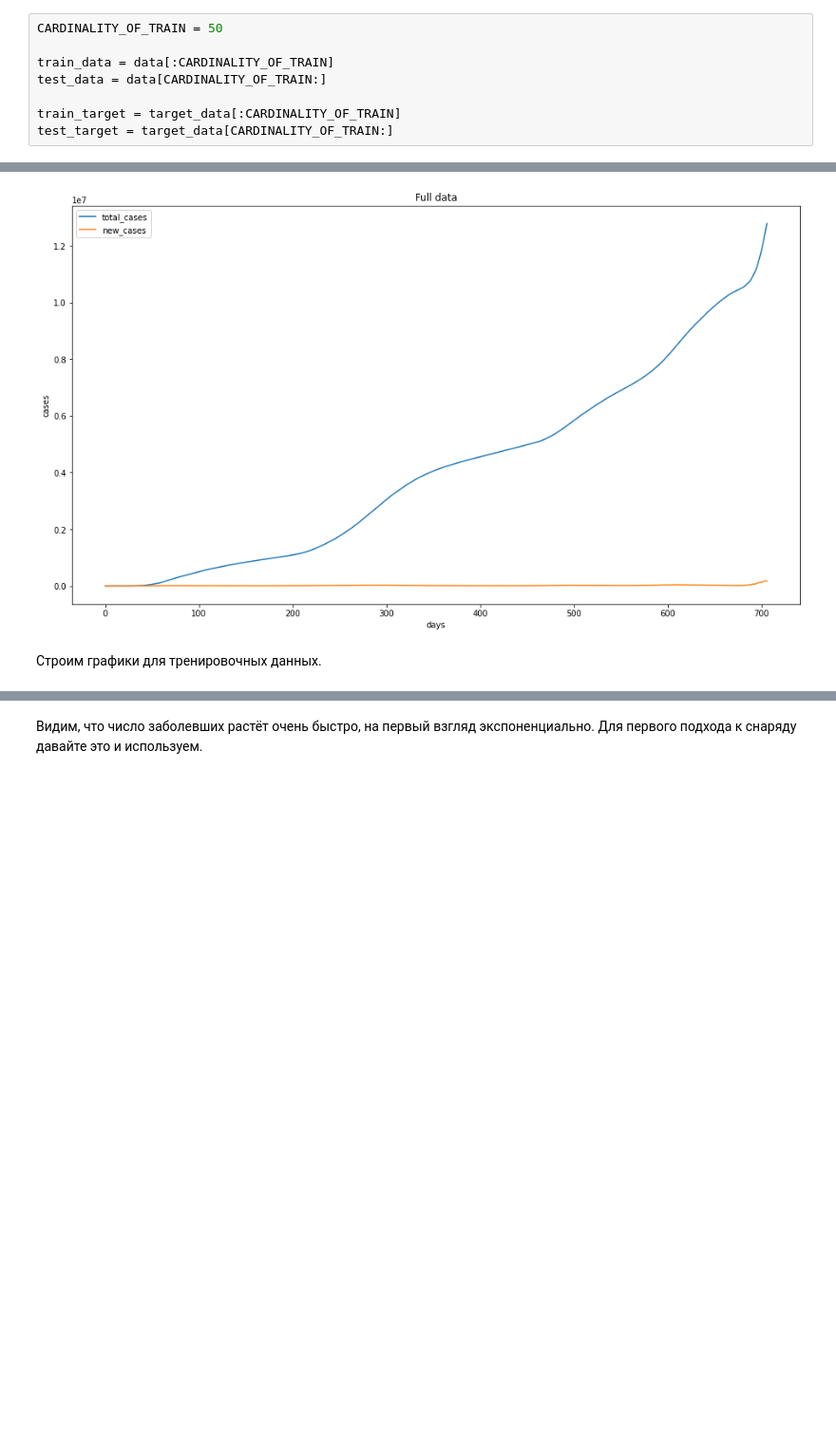
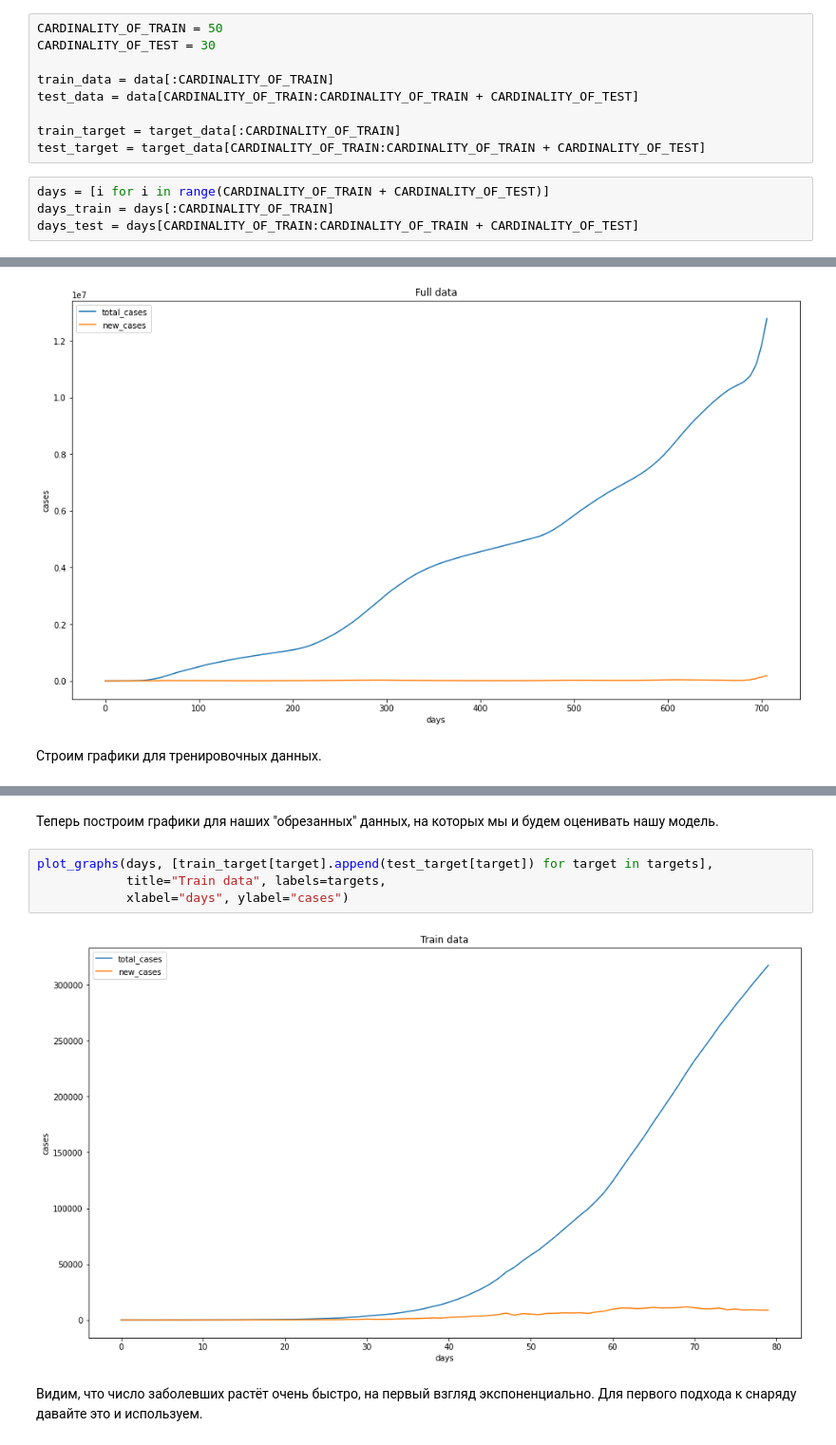
Before and after one commit to maxima1ist/made-advanced-ml-2022-hw, a Jupyter notebook: hw-1/linear_regression.ipynb, the cells around one changed output, grey strips where cells are left out. Shown at 95% size. Drawn from its saved outputs; the diff is of its cells as text; blank space fills up the shorter version.

```diff
--- a/hw-1/linear_regression.ipynb
+++ b/hw-1/linear_regression.ipynb
@@ -48,11 +50,16 @@ target_data["new_cases"] = target_data["new_cases"].map(lambda value: value if v
 # %%
 CARDINALITY_OF_TRAIN = 50
+CARDINALITY_OF_TEST = 30
 
 train_data = data[:CARDINALITY_OF_TRAIN]
-test_data = data[CARDINALITY_OF_TRAIN:]
+test_data = data[CARDINALITY_OF_TRAIN:CARDINALITY_OF_TRAIN + CARDINALITY_OF_TEST]
 
 train_target = target_data[:CARDINALITY_OF_TRAIN]
-test_target = target_data[CARDINALITY_OF_TRAIN:]
+test_target = target_data[CARDINALITY_OF_TRAIN:CARDINALITY_OF_TRAIN + CARDINALITY_OF_TEST]
+# %%
+days = [i for i in range(CARDINALITY_OF_TRAIN + CARDINALITY_OF_TEST)]
+days_train = days[:CARDINALITY_OF_TRAIN]
+days_test = days[CARDINALITY_OF_TRAIN:CARDINALITY_OF_TRAIN + CARDINALITY_OF_TEST]
 # %% [markdown]
 ### Пункт 2
 # %%
@@ -87,6 +94,14 @@ plot_graphs(range(len(train_target.index)), [train_target[target] for target in
             xlabel="days", ylabel="cases")
 # %% [output]
 [figure]
+# %% [markdown]
+Теперь построим графики для наших "обрезанных" данных, на которых мы и будем оценивать нашу модель.
+# %%
+plot_graphs(days, [train_target[target].append(test_target[target]) for target in targets],
+            title="Train data", labels=targets,
+            xlabel="days", ylabel="cases")
+# %% [output]
+[figure, added]
 # %% [markdown]
 Видим, что число заболевших растёт очень быстро, на первый взгляд экспоненциально. Для первого подхода к снаряду давайте это и используем.
 # %% [markdown]
```
Also changed, not shown: parts of 24 cells of this notebook.
